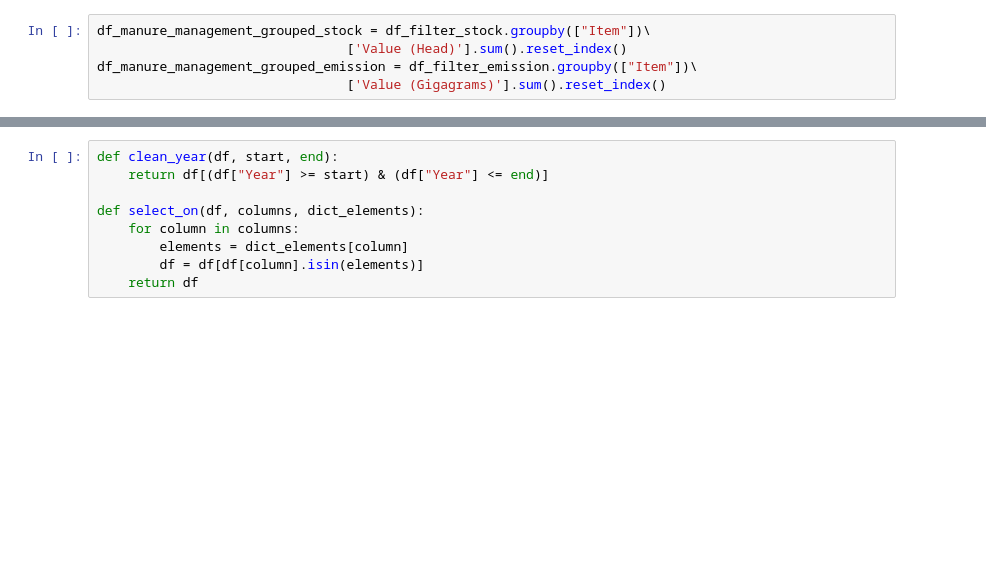
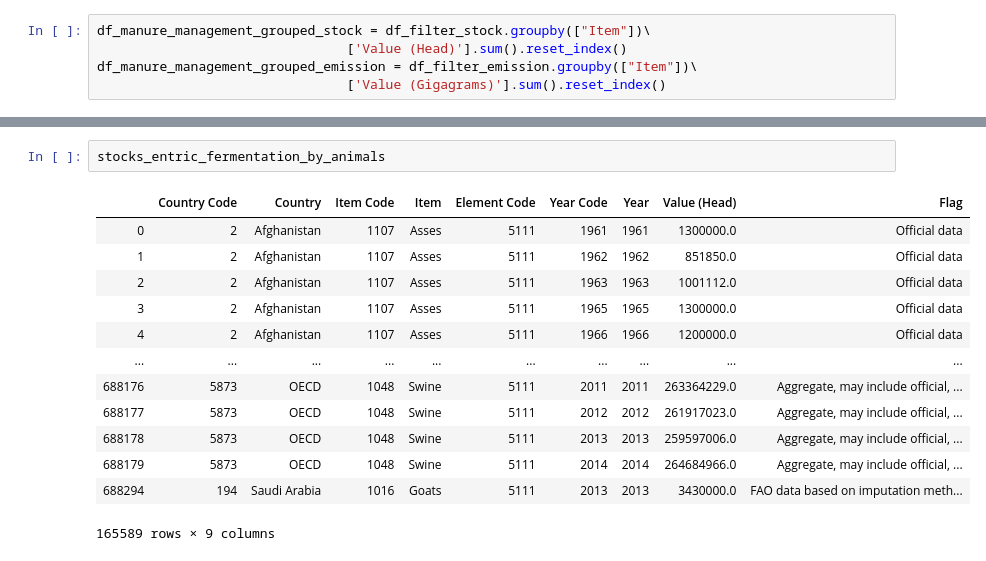
Before and after one commit to OthmanSefraoui/Data_story, a Jupyter notebook: Data_exploration.ipynb, the cells around one changed output, grey strips where cells are left out. Drawn from its saved outputs; the diff is of its cells as text; blank space fills up the shorter version.

Commit message:
Cleanup

```diff
--- a/Data_exploration.ipynb
+++ b/Data_exploration.ipynb
@@ -720,9 +719,16 @@ merged.sort_values("CO2eq emission per head").plot.bar(x="Item",y="CO2eq emissio
-# %%
-def clean_year(df, start, end):
-    return df[(df["Year"] >= start) & (df["Year"] <= end)]
-
-def select_on(df, columns, dict_elements):
-    for column in columns:
-        elements = dict_elements[column]
-        df = df[df[column].isin(elements)]
-    return df
+# %%
+stocks_entric_fermentation_by_animals
+# %% [output]
+|  | Country Code | Country | Item Code | Item | Element Code | Year Code | Year | Value (Head) | Flag |
+| 0 | 2 | Afghanistan | 1107 | Asses | 5111 | 1961 | 1961 | 1300000.0 | Official data |
+| 1 | 2 | Afghanistan | 1107 | Asses | 5111 | 1962 | 1962 | 851850.0 | Official data |
+| 2 | 2 | Afghanistan | 1107 | Asses | 5111 | 1963 | 1963 | 1001112.0 | Official data |
+| 3 | 2 | Afghanistan | 1107 | Asses | 5111 | 1965 | 1965 | 1300000.0 | Official data |
+| 4 | 2 | Afghanistan | 1107 | Asses | 5111 | 1966 | 1966 | 1200000.0 | Official data |
+| ... | ... | ... | ... | ... | ... | ... | ... | ... | ... |
+| 688176 | 5873 | OECD | 1048 | Swine | 5111 | 2011 | 2011 | 263364229.0 | Aggregate, may include official, ... |
+| 688177 | 5873 | OECD | 1048 | Swine | 5111 | 2012 | 2012 | 261917023.0 | Aggregate, may include official, ... |
+| 688178 | 5873 | OECD | 1048 | Swine | 5111 | 2013 | 2013 | 259597006.0 | Aggregate, may include official, ... |
+| 688179 | 5873 | OECD | 1048 | Swine | 5111 | 2014 | 2014 | 264684966.0 | Aggregate, may include official, ... |
+| 688294 | 194 | Saudi Arabia | 1016 | Goats | 5111 | 2013 | 2013 | 3430000.0 | FAO data based on imputation meth... |
+165589 rows × 9 columns
```
Also changed, not shown: parts of 12 cells of this notebook.
